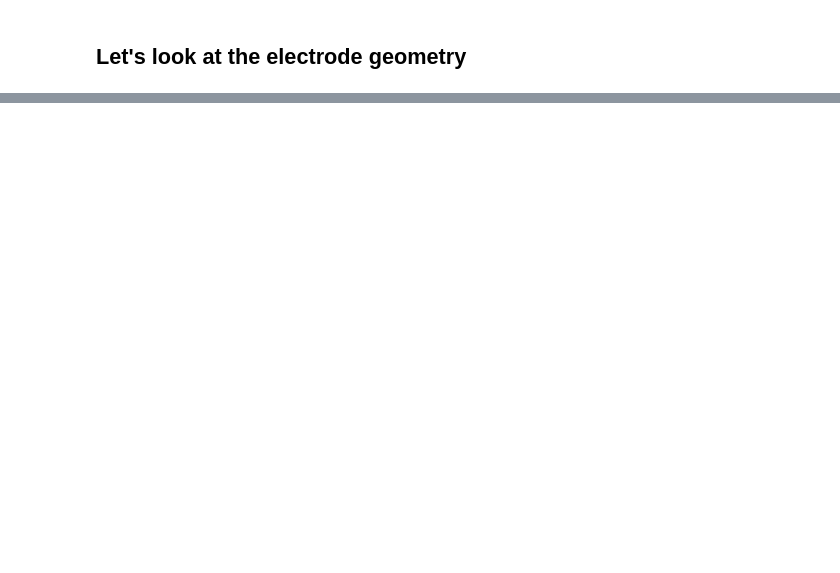
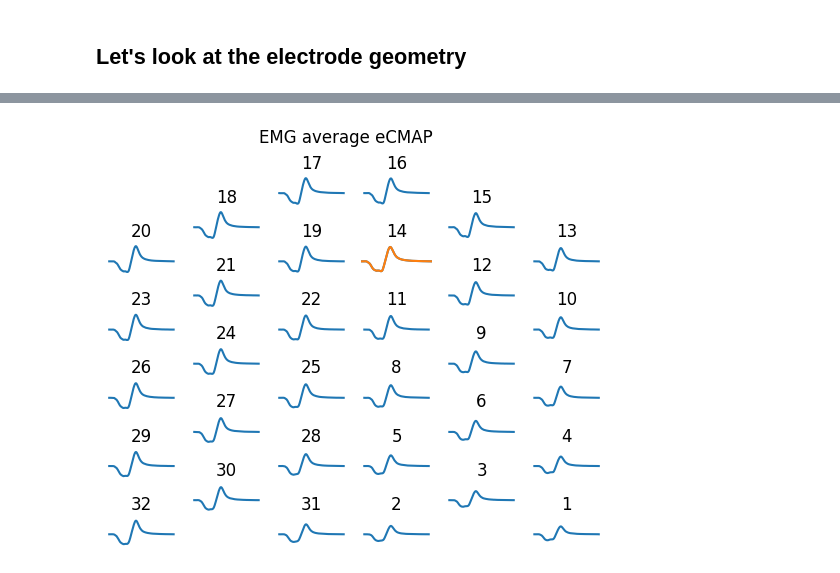
Before and after one commit to louisreg/NeuroTools, a Jupyter notebook: examples/emg/emg_array.ipynb, the cells around one changed output, grey strips where cells are left out. Cells and saved outputs as stored; diff of their text form; code cells hidden in the pictures; blank space fills up the shorter version.

```diff
--- a/examples/emg/emg_array.ipynb
+++ b/examples/emg/emg_array.ipynb
@@ -19,0 +68,10 @@ fig.tight_layout()
+# %%
+fig,axs = test_HD_sEMG.plot_avg_eCMAP()
+
+electrode = 14                  #extract the EMG channel of electrode 14
+emg_e1 = test_HD_sEMG.get_eEMG(electrode)
+ax = test_HD_sEMG.get_eEMG_ax(axs, electrode)
+emg_e1.plot_avg_eCMAP(ax)
+plt.show()
+# %% [output]
+[figure, added]
```
Also changed, not shown: parts of 14 cells of this notebook, 50 other files.
